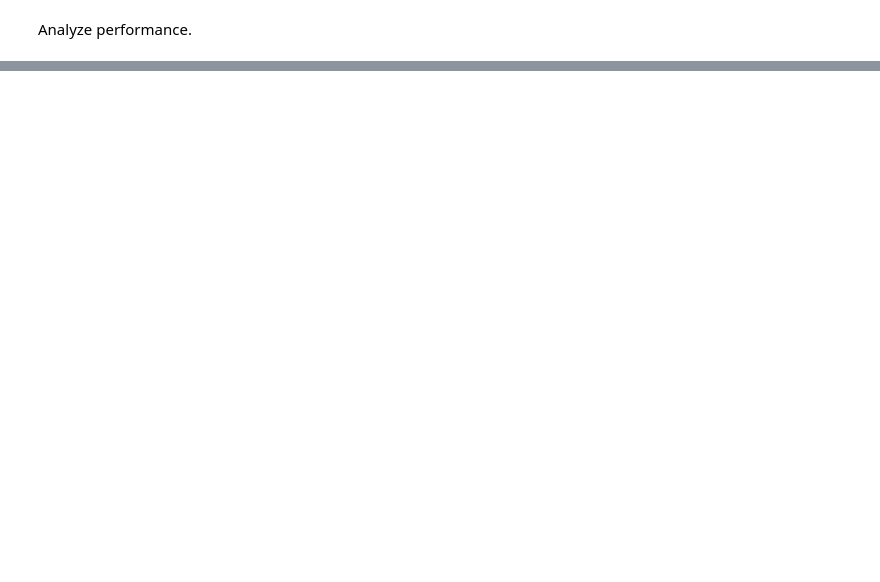
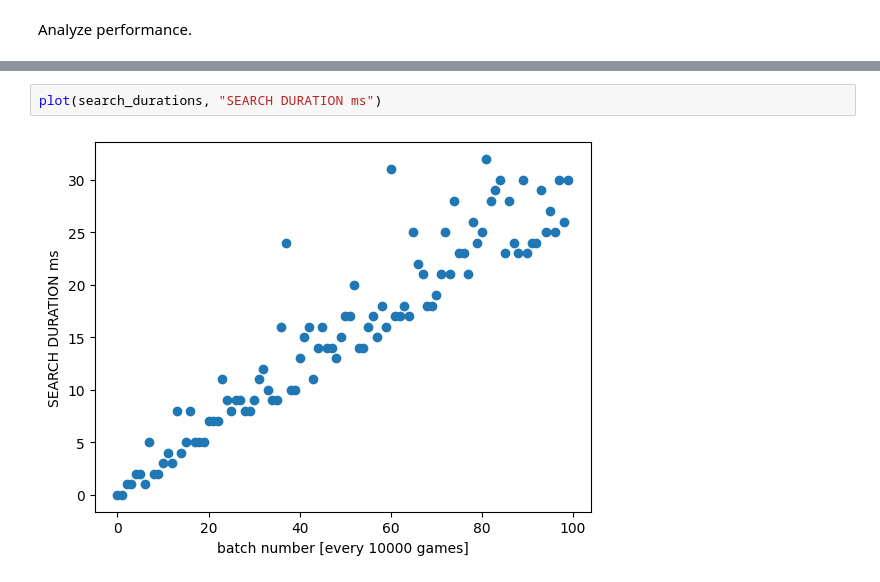
Before and after one commit to DevArcana/pwr-swi, a Jupyter notebook: performance.ipynb, the cells around one changed output, grey strips where cells are left out. Cells and saved outputs as stored; diff of their text form; blank space fills up the shorter version.

```diff
--- a/performance.ipynb
+++ b/performance.ipynb
@@ -243,0 +268,4 @@ plot(durations, "UPSERT DURATION ms")
+# %%
+plot(search_durations, "SEARCH DURATION ms")
+# %% [output]
+[figure, added]
```
Also changed, not shown: parts of 8 cells of this notebook.
